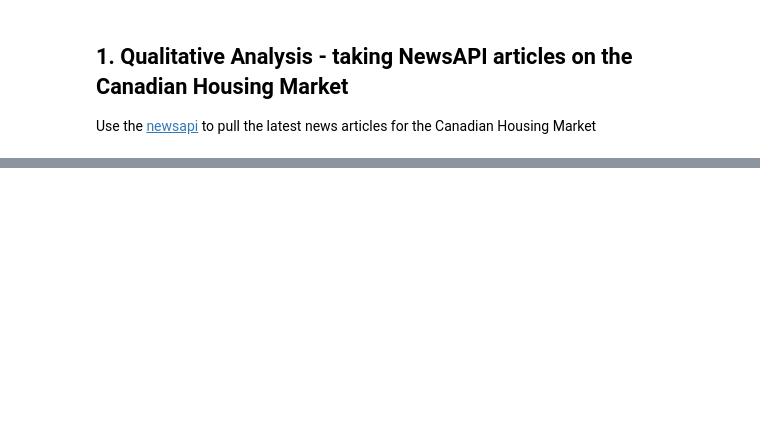
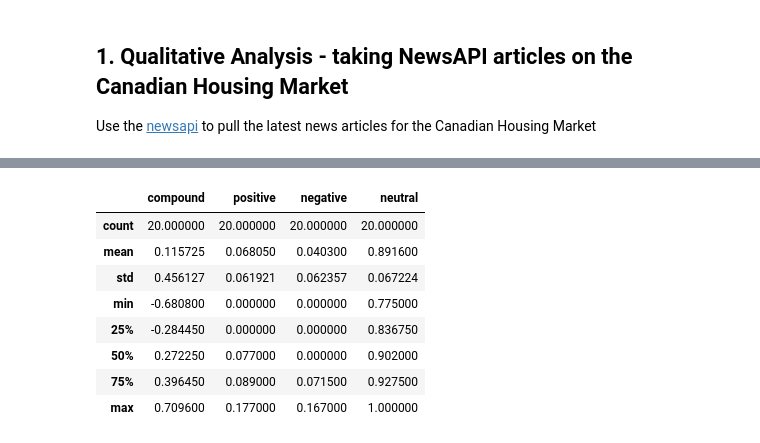
Before and after one commit to benjaminweymouth/Housing-Market-Forecasting-Time-Series-Analysis, a Jupyter notebook: Python Code/NLP Qualitative Analysis.ipynb, the cells around one changed output, grey strips where cells are left out. Cells and saved outputs as stored; diff of their text form; code cells hidden in the pictures; blank space fills up the shorter version.

```diff
--- a/Python Code/NLP Qualitative Analysis.ipynb
+++ b/Python Code/NLP Qualitative Analysis.ipynb
@@ -37,10 +62,10 @@ nlp = spacy.load('en_core_web_sm')
 # %%
-# Fetch the Bitcoin news articles
-housingmarket_news_en = newsapi.get_everything(
-    q="Canadian Housing Market",
-    language="en"
+# Fetch Canadian Housing Market
+housingmarket_news_en = newsapi.get_everything(q="Canadian Housing Market",
+                                               language="en",
+                                               sort_by='relevancy'
 )
 
 # Show the total number of news
-housingmarket_news_en["totalResults"]
+print(f"Total articles about Housing Market: {housingmarket_news_en['totalResults']}")
 # %% [output]
@@ -47,0 +73,30 @@ housingmarket_news_en["totalResults"]
+# %%
+# Create the Bitcoin sentiment scores DataFrame
+canhm_sentiments = []
+for article in housingmarket_news_en["articles"]:
+    try:
+        text = article["content"]
+        date = article["publishedAt"][:10]
+        sentiment = analyzer.polarity_scores(text)
+        compound = sentiment["compound"]
+        pos = sentiment["pos"]
+        neu = sentiment["neu"]
+        neg = sentiment["neg"]
+        # append each element of each iteration to the btc_sentiments empty list
+
+        canhm_sentiments.append({
+            "text": text,
+            "date": date,
+            "compound": compound,
+            "positive": pos,
+            "negative": neg,
+            "neutral": neu
+        })
+    except AttributeError:
+        pass
+
+canhm_sentiments_df = pd.DataFrame(canhm_sentiments)
+cols = ["date", "text", "compound", "positive", "negative", "neutral"]
+canhm_sentiments_df = canhm_sentiments_df[cols]
+
+canhm_sentiments_df.head()
@@ -47,0 +110,12 @@ housingmarket_news_en["totalResults"]
+# %%
+canhm_sentiments_df.describe() ######Add Heatmap like gaph
+# %% [output]
+|  | compound | positive | negative | neutral |
+| count | 20.000000 | 20.000000 | 20.000000 | 20.000000 |
+| mean | 0.115725 | 0.068050 | 0.040300 | 0.891600 |
+| std | 0.456127 | 0.061921 | 0.062357 | 0.067224 |
+| min | -0.680800 | 0.000000 | 0.000000 | 0.775000 |
+| 25% | -0.284450 | 0.000000 | 0.000000 | 0.836750 |
+| 50% | 0.272250 | 0.077000 | 0.000000 | 0.902000 |
+| 75% | 0.396450 | 0.089000 | 0.071500 | 0.927500 |
+| max | 0.709600 | 0.177000 | 0.167000 | 1.000000 |
```
Also changed, not shown: parts of 19 cells of this notebook, 1 other file.
